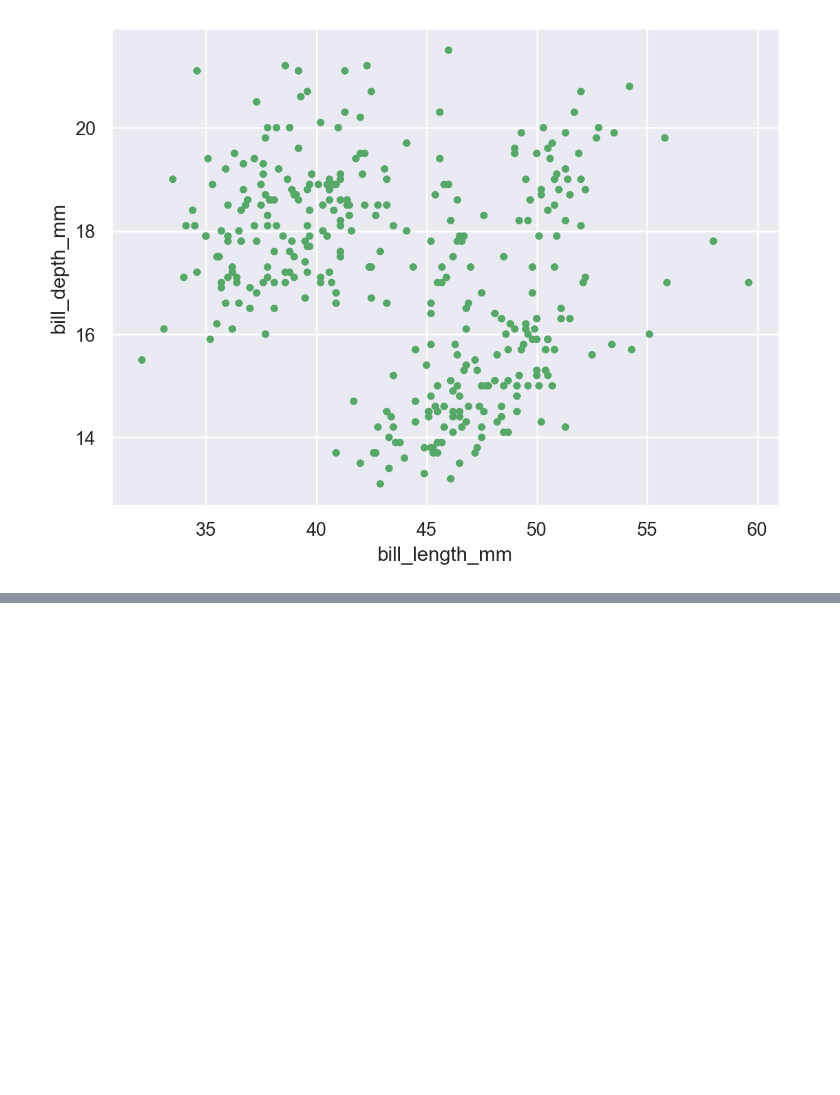
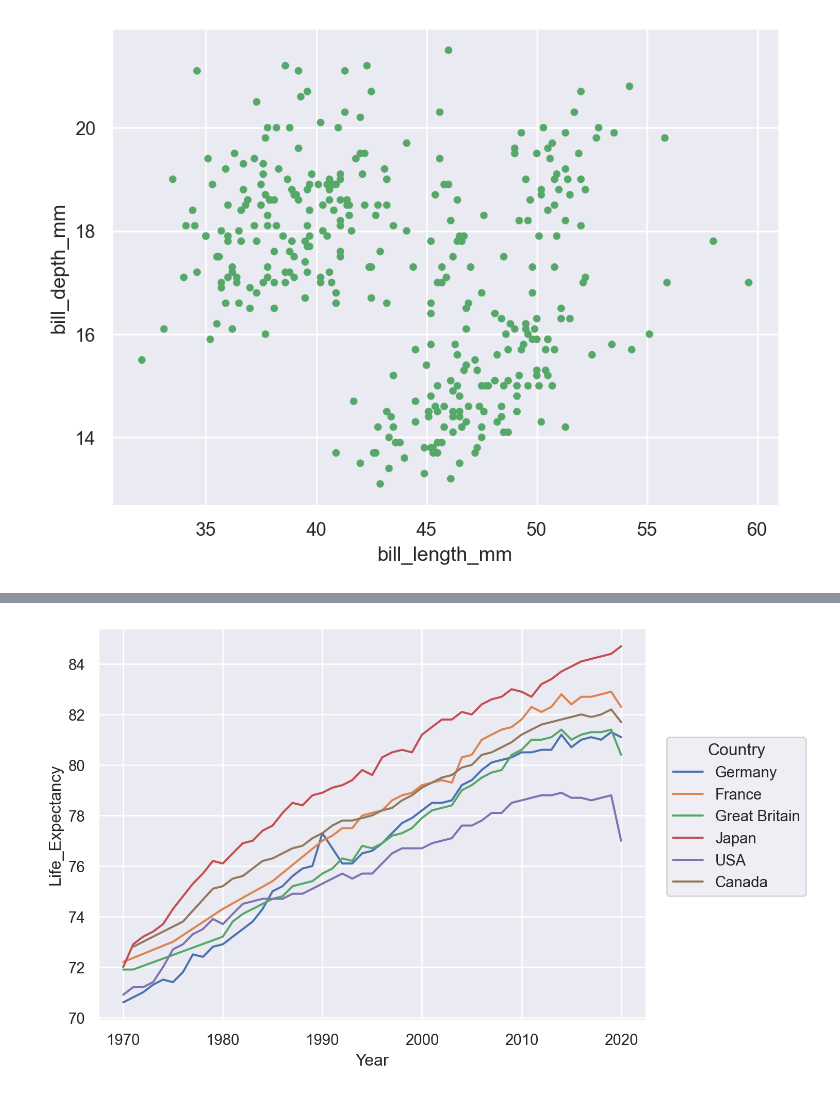
Before and after one commit to Choseyeonshay/seaborntutorial, a Jupyter notebook: 7. Objects interface.ipynb, the cells around one changed output, grey strips where cells are left out. Saved outputs shown, nothing was run; the diff lists cells and outputs as text; code cells hidden in the pictures; blank space fills up the shorter version.

```diff
--- a/7. Objects interface.ipynb
+++ b/7. Objects interface.ipynb
@@ -47,0 +80,3 @@ penguins.head()
+# %%
+healthexp = sns.load_dataset("healthexp")
+healthexp.head()
@@ -47,0 +90,7 @@ penguins.head()
+# %%
+(
+    so.Plot(healthexp, x="Year", y="Life_Expectancy", color="Country")
+    .add(so.Line())
+)
+# %% [output]
+[figure, added]
```
Also changed, not shown: parts of 10 cells of this notebook.
